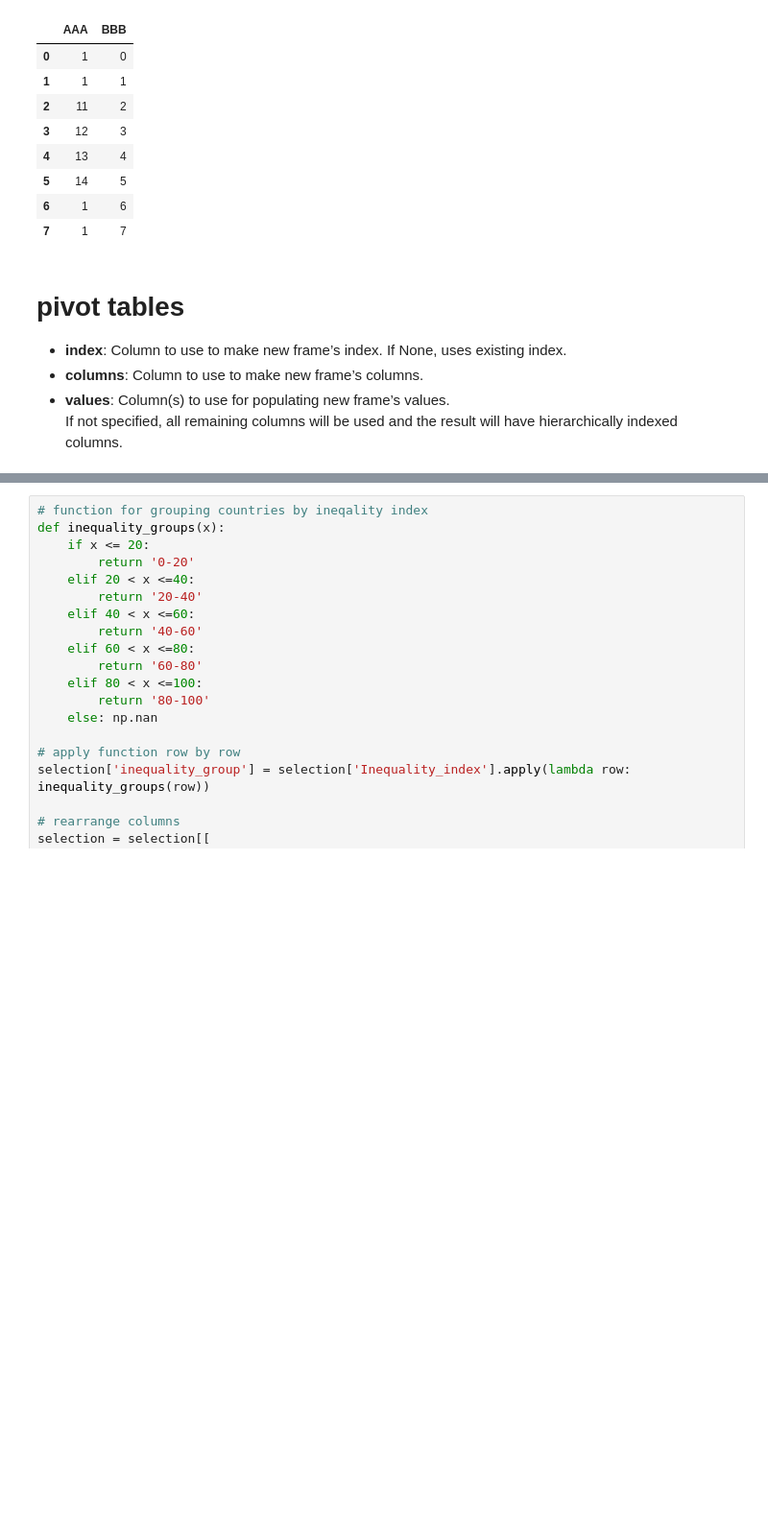
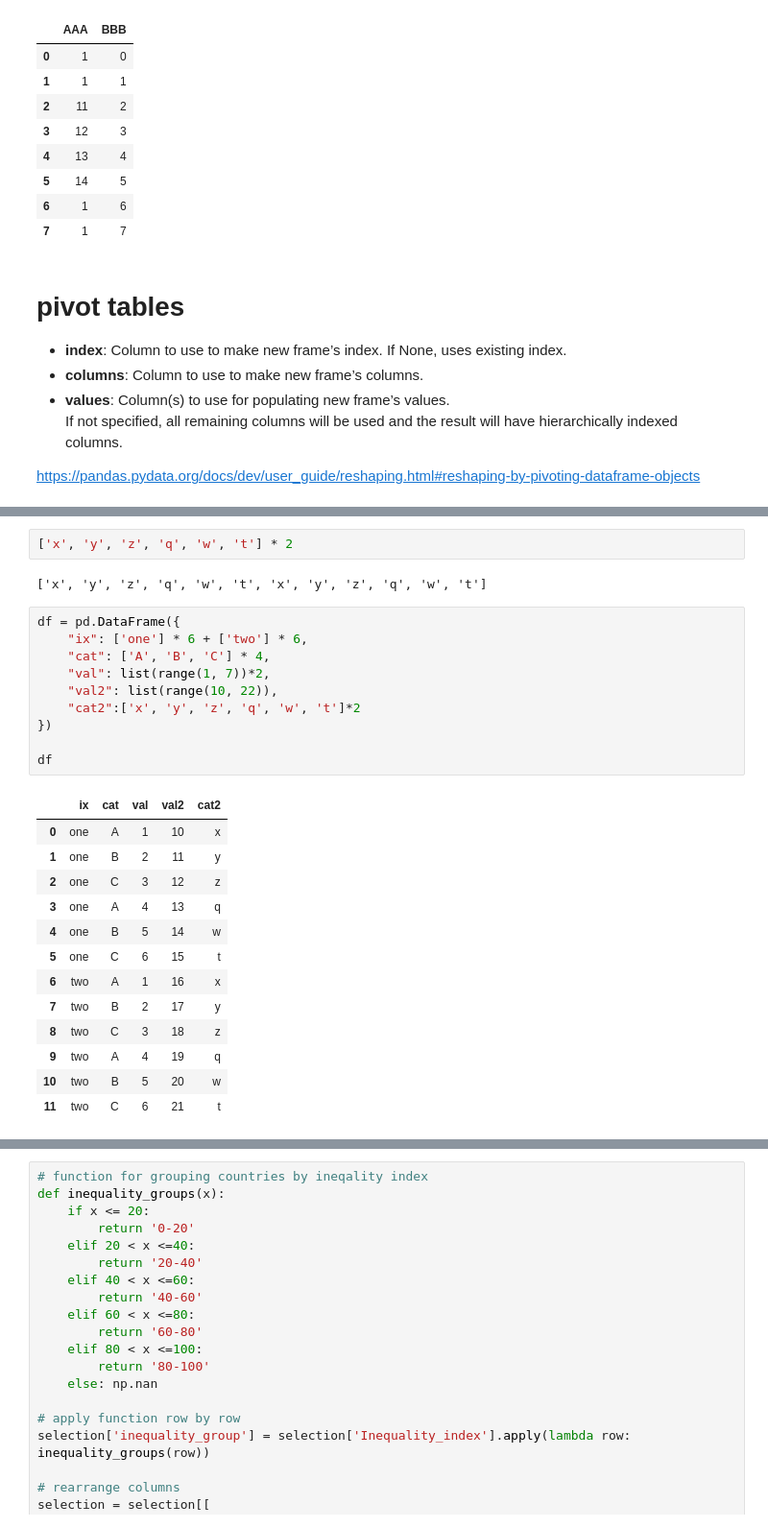
Before and after one commit to MaCoZu/notebooks, a Jupyter notebook: 02.2_Pandas.ipynb, the cells around one changed output, grey strips where cells are left out. Shown at 96% size. Cells and saved outputs as stored; diff of their text form; blank space fills up the shorter version.

Commit message:
new code challenges and SQL_for_Data_Science

```diff
--- a/02.2_Pandas.ipynb
+++ b/02.2_Pandas.ipynb
@@ -1438,5 +1428,35 @@ df
 - **columns**: Column to use to make new frame’s columns.
 - **values**: Column(s) to use for populating new frame’s values. <br>
 If not specified, all remaining columns will be used and the result will have hierarchically indexed columns.
+
+https://pandas.pydata.org/docs/dev/user_guide/reshaping.html#reshaping-by-pivoting-dataframe-objects
 # %% [markdown]
 !['pivot'](data/images/reshaping_pivot.png)
+# %%
+['x', 'y', 'z', 'q', 'w', 't'] * 2
+# %% [output]
+['x', 'y', 'z', 'q', 'w', 't', 'x', 'y', 'z', 'q', 'w', 't']
+# %%
+df = pd.DataFrame({
+    "ix": ['one'] * 6 + ['two'] * 6,
+    "cat": ['A', 'B', 'C'] * 4,
+    "val": list(range(1, 7))*2,
+    "val2": list(range(10, 22)),
+    "cat2":['x', 'y', 'z', 'q', 'w', 't']*2
+})
+
+df
+# %% [output]
+|  | ix | cat | val | val2 | cat2 |
+| 0 | one | A | 1 | 10 | x |
+| 1 | one | B | 2 | 11 | y |
+| 2 | one | C | 3 | 12 | z |
+| 3 | one | A | 4 | 13 | q |
+| 4 | one | B | 5 | 14 | w |
+| 5 | one | C | 6 | 15 | t |
+| 6 | two | A | 1 | 16 | x |
+| 7 | two | B | 2 | 17 | y |
+| 8 | two | C | 3 | 18 | z |
+| 9 | two | A | 4 | 19 | q |
+| 10 | two | B | 5 | 20 | w |
+| 11 | two | C | 6 | 21 | t |
```
Also changed, not shown: parts of 12 cells of this notebook, 5 other files.
